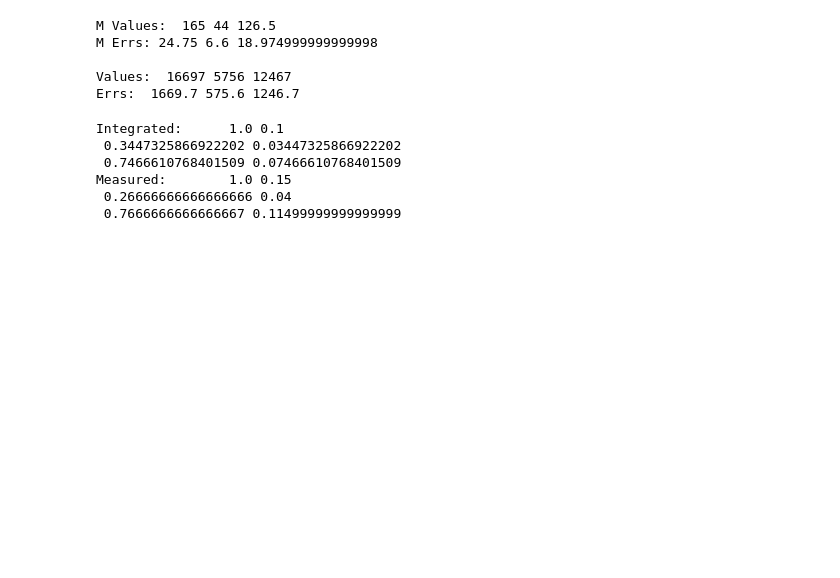
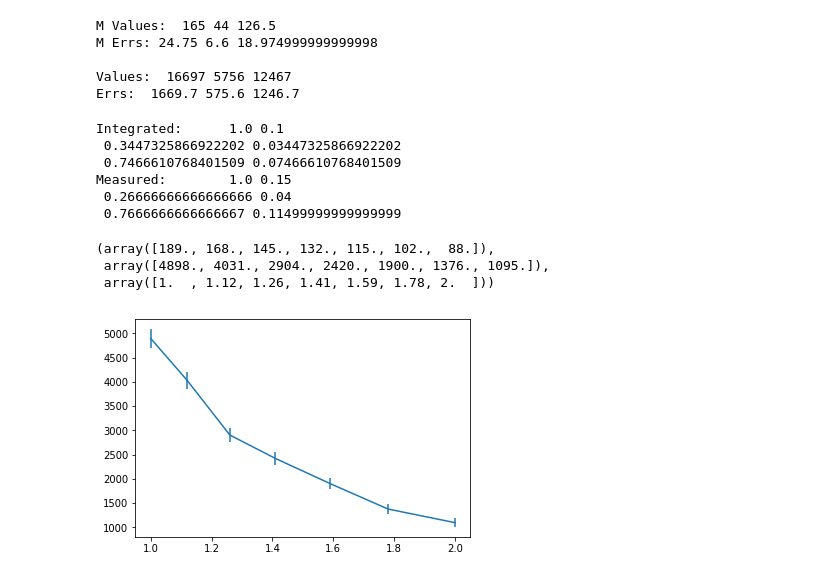
Before and after one commit to qbeer/alkfiz, a Jupyter notebook: sem/sem.ipynb, the cells around one changed output. Drawn from its saved outputs; the diff is of its cells as text; code cells hidden in the pictures; blank space fills up the shorter version.

```diff
--- a/sem/sem.ipynb
+++ b/sem/sem.ipynb
@@ -76,0 +85,17 @@ Measured:        1.0 0.15
+# %%
+area = data[:, 1]*data[:,2]
+# %%
+val = data[:, 0]
+# %%
+area_err = (data[:, 1]+1.)*(data[:,2]+1.) - area
+area_err += np.abs((data[:, 1]-1.)*(data[:,2]-1.) - area)
+# %%
+area_err = np.abs(area_err/2)
+# %%
+plt.errorbar(val, area, yerr=area_err)
+area_err, area, val
+# %% [output]
+(array([189., 168., 145., 132., 115., 102.,  88.]),
+ array([4898., 4031., 2904., 2420., 1900., 1376., 1095.]),
+ array([1.  , 1.12, 1.26, 1.41, 1.59, 1.78, 2.  ]))
+[figure, added]
```
Also changed, not shown: parts of 8 cells of this notebook, 10 other files.
